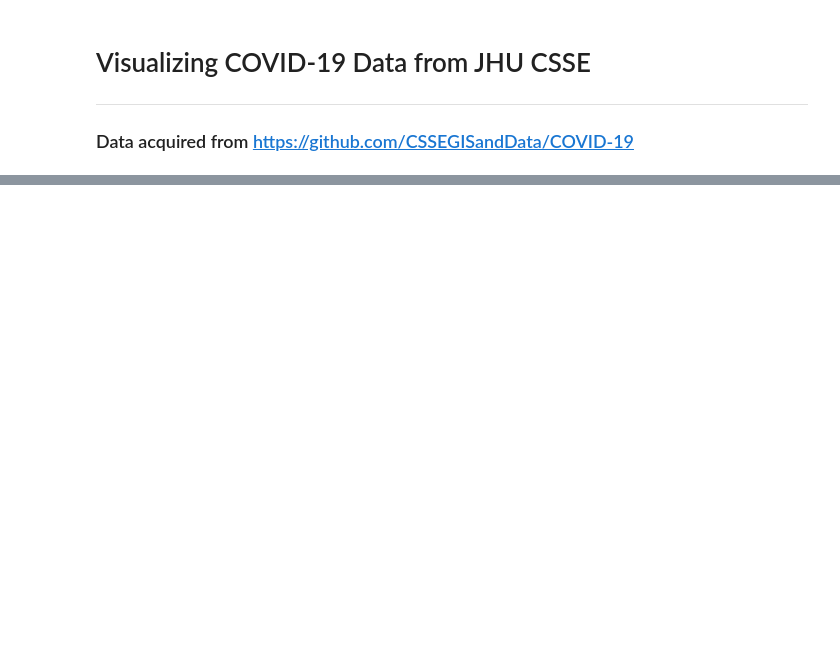
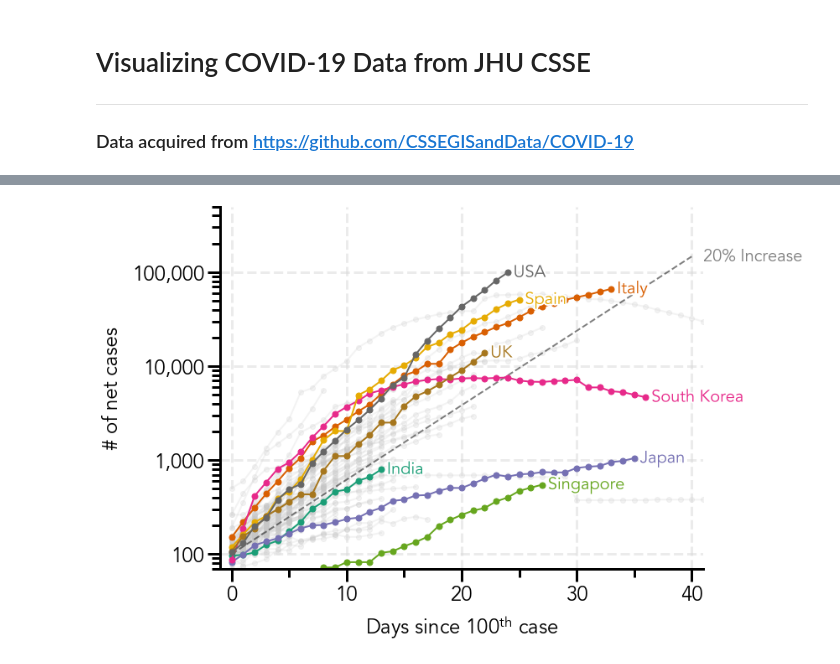
Before and after one commit to naveenv92/covid-19-visualization, a Jupyter notebook: covid_visualization.ipynb, the cells around one changed output, grey strips where cells are left out. Cells and saved outputs as stored; diff of their text form; code cells hidden in the pictures; blank space fills up the shorter version.

```diff
--- a/covid_visualization.ipynb
+++ b/covid_visualization.ipynb
@@ -256,0 +289,94 @@ NameError: name 'data_usa' is not defined
+# %%
+# Plot of net cases
+
+# Change font and axis parameters
+mpl.rcParams['font.family'] = 'Avenir'
+plt.rcParams['axes.linewidth'] = 3
+plt.rcParams['font.size'] = 24
+
+# Generate list of colors from 'Dark2' colormap for highlighted countries and a color for the background countries
+colors = cm.get_cmap('Dark2', len(highlighted_countries) + 1)
+color_bg = '#c6c6c6'
+
+# Create figure and axes
+fig = plt.figure(figsize=(8,6), facecolor='white')
+ax = fig.add_axes([0, 0, 1, 1])
+
+# Remove top and right spines
+ax.spines['top'].set_visible(False)
+ax.spines['right'].set_visible(False)
+
+# Set y-axis scale to logarithmic
+ax.set_yscale('log')
+
+# Edit the tick lengths and thicknesses
+ax.xaxis.set_tick_params(which='major', size=15, width=3)
+ax.xaxis.set_tick_params(which='minor', size=10, width=3)
+ax.yaxis.set_tick_params(which='major', size=15, width=3)
+ax.yaxis.set_tick_params(which='minor', size=10, width=3)
+
+# Add grid for readability of logarithmic axes
+ax.grid(color='#d9d9d9', linewidth=3, linestyle='--', alpha=0.5)
+
+# Range of plot (x-axis and y-axis)
+x_max = 41 # Days
+y_max = 5*10**5 # Cases
+
+# Padding for text labels
+left_pad = -0.5
+
+# Lines for exponential increase (edit rate as desired)
+rate = [20] # percent change per day (list of values for plot)
+
+for i in rate:
+    increase_line = [100]
+    total_cases = 100
+
+    while len(increase_line) < x_max and total_cases < y_max:
+        total_cases *= (1 + i/100.0)
+        increase_line.append(total_cases)
+
+    ax.plot(np.arange(0, len(increase_line), 1), increase_line, linewidth=2, linestyle='--', color='black', alpha=0.5)
+    increase_label = ax.text(len(increase_line), increase_line[-1], str(i) + '% Increase', size=20, color='gray', ha='left', va='center')
+
+# Colors for highlighted countries
+colorCounter = 0
+
+# Whether to show non-highlighted countries in the background
+showBackground = True
+
+# Plot confirmed cases for different countries (if showBackground is True the plot non-highlighted countries in semitransparent gray)
+for i in countries:
+    data = covidData(i, 4, 100)
+    if i in highlighted_countries and len(data) > 0:
+        ax.plot(np.arange(0, len(data), 1), data, marker='o', ms=7, linewidth=2, color=colors(colorCounter), zorder=2)
+        text = ax.text(len(data) + left_pad, data[-1], i, size=20, ha='left', va='center', color=colors(colorCounter))
+        text.set_path_effects([pe.Stroke(linewidth=4, foreground='w'), pe.Normal()])
+        colorCounter += 1
+    elif len(data) > 0 and showBackground:
+        ax.plot(np.arange(0, len(data), 1), data, marker='o', linewidth=2, color=color_bg, alpha=0.2, zorder=1)
+
+# Set x-axis tick intervals
+ax.xaxis.set_major_locator(mpl.ticker.MultipleLocator(10))
+ax.xaxis.set_minor_locator(mpl.ticker.MultipleLocator(5))
+
+# Set y-axis tick intervals and labels
+ax.yaxis.set_major_locator(mpl.ticker.LogLocator(10))
+ax.set_yticklabels(['', '', '100', '1,000', '10,000', '100,000'])
+
+# Set x and y-axis labels
+ax.set_xlabel(u'Days since 100$\mathregular{^{th}}$ case', labelpad=10)
+ax.set_ylabel('# of net cases', labelpad=10)
+
+# Set axis limits
+ax.set_xlim(-1, x_max)
+ax.set_ylim(70, y_max)
+
+# Save plot (comment/uncomment as desired)
+dpi = 300 # Resolution of image
+# plt.savefig('covid-net-cases.png', dpi=dpi, bbox_inches='tight')
+
+# Show plot
+plt.show()
+# %% [output]
+[figure, added]
```
Also changed, not shown: parts of 20 cells of this notebook.
